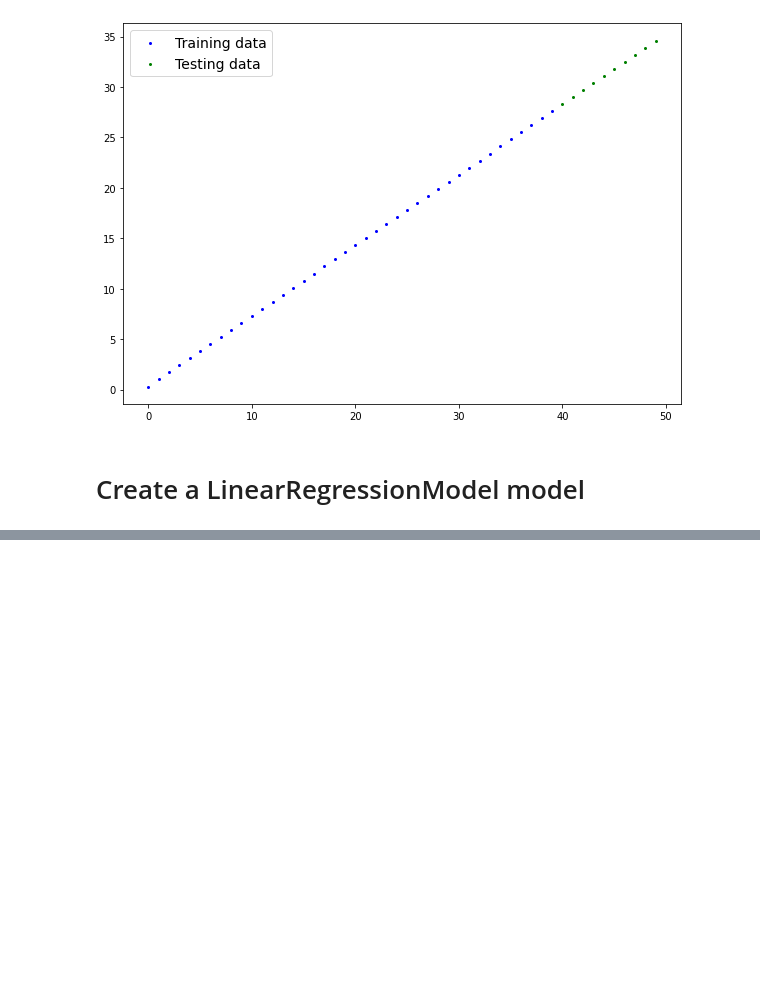
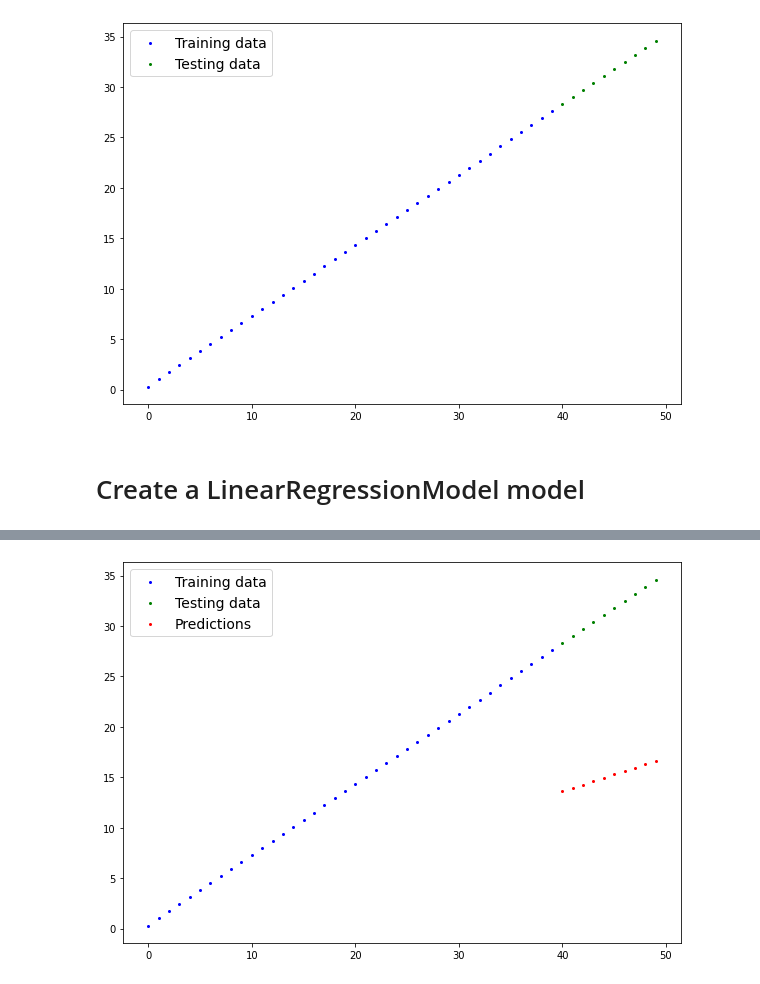
Before and after one commit to ideaguy3d/data-engineering-practice, a Jupyter notebook: pytorch_practice/pytorch_workflow1.ipynb, the cells around one changed output, grey strips where cells are left out. Drawn from its saved outputs; the diff is of its cells as text; code cells hidden in the pictures; blank space fills up the shorter version.

Commit message:
inference mode

```diff
--- a/pytorch_practice/pytorch_workflow1.ipynb
+++ b/pytorch_practice/pytorch_workflow1.ipynb
@@ -81,10 +81,13 @@ class LinearRegressionModel(nn.Module):
 
     def forward(self, x: torch.Tensor) -> torch.Tensor:
         """
-        x is the input/training data
-        :param x:
+        :param x: the input/training data
         :return:
         """
 
         # the linear regression formula
         return self.weights  * x + self.bias
+# %%
+torch.manual_seed(42)
+model_0 = LinearRegressionModel()
+list(model_0.parameters())
@@ -90,0 +127,5 @@ class LinearRegressionModel(nn.Module):
+# %%
+with torch.inference_mode():
+    y_predictions = model_0(X_test)
+
+y_predictions
@@ -90,0 +143,4 @@ class LinearRegressionModel(nn.Module):
+# %%
+plot_predictions(predictions=y_predictions)
+# %% [output]
+[figure, added]
```
Also changed, not shown: parts of 4 cells of this notebook.
